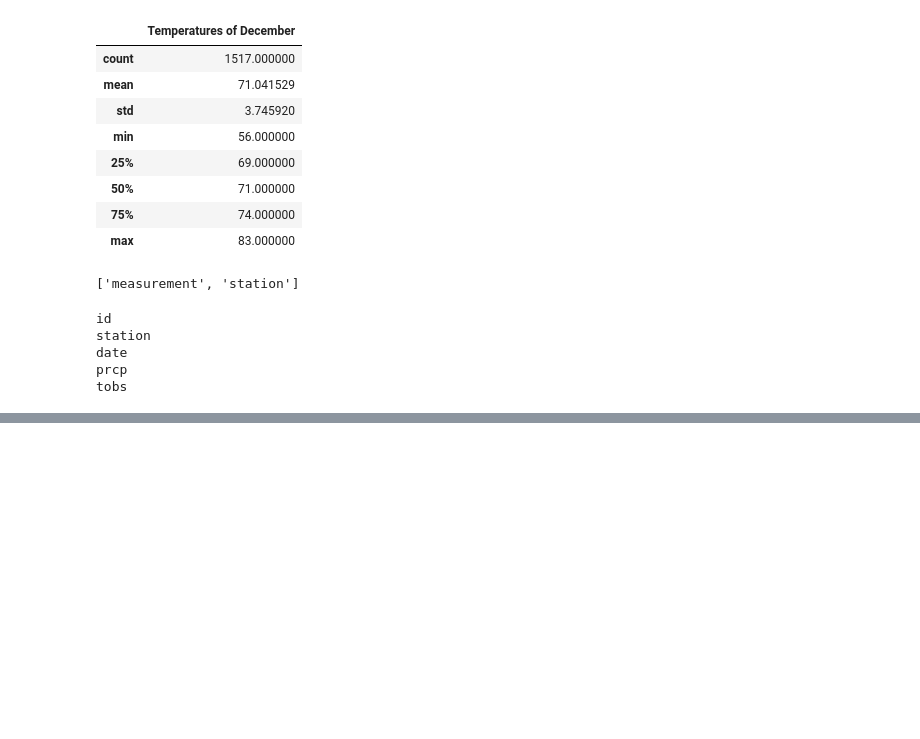
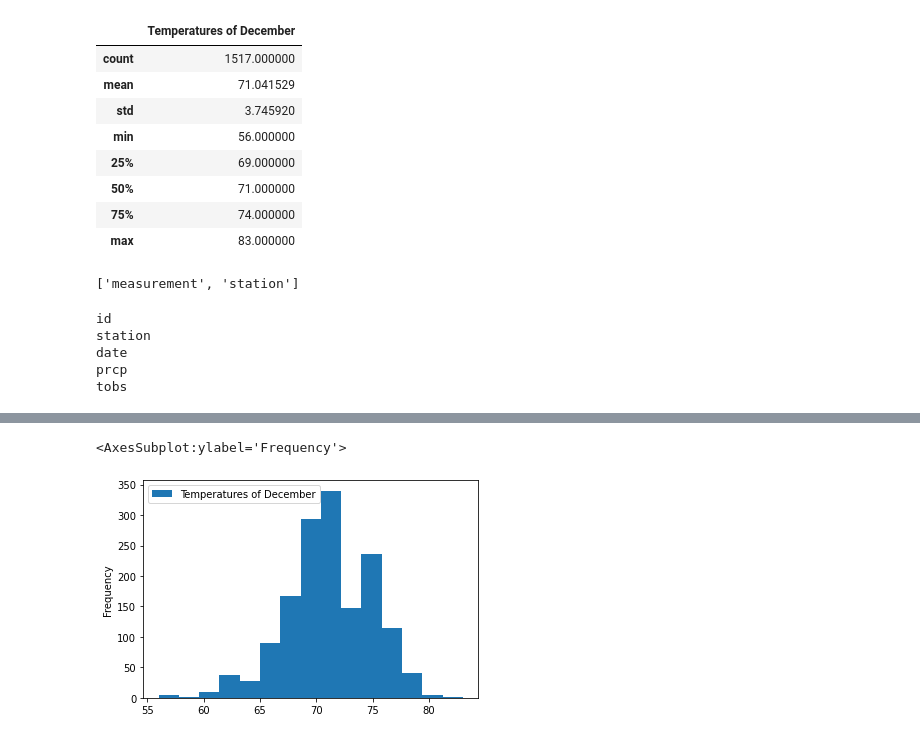
Before and after one commit to Jponce25/Surfs_up, a Jupyter notebook: SurfsUp_Challenge.ipynb, the cells around one changed output, grey strips where cells are left out. Cells and saved outputs as stored; diff of their text form; code cells hidden in the pictures; blank space fills up the shorter version.

```diff
--- a/SurfsUp_Challenge.ipynb
+++ b/SurfsUp_Challenge.ipynb
@@ -154,0 +149,4 @@ elevation
+# %%
+december = session.query(Measurement.tobs, Measurement.prcp).\
+    filter(extract('month', Measurement.date) == 12).all()
+print(december)
@@ -154,0 +208,7 @@ elevation
+# %%
+dfdic = pd.DataFrame(december, columns = ['Temperatures of December'])
+
+dfdic.plot.hist(bins=15)
+# %% [output]
+<AxesSubplot:ylabel='Frequency'>
+[figure, added]
```
Also changed, not shown: parts of 11 cells of this notebook, 6 other files.
